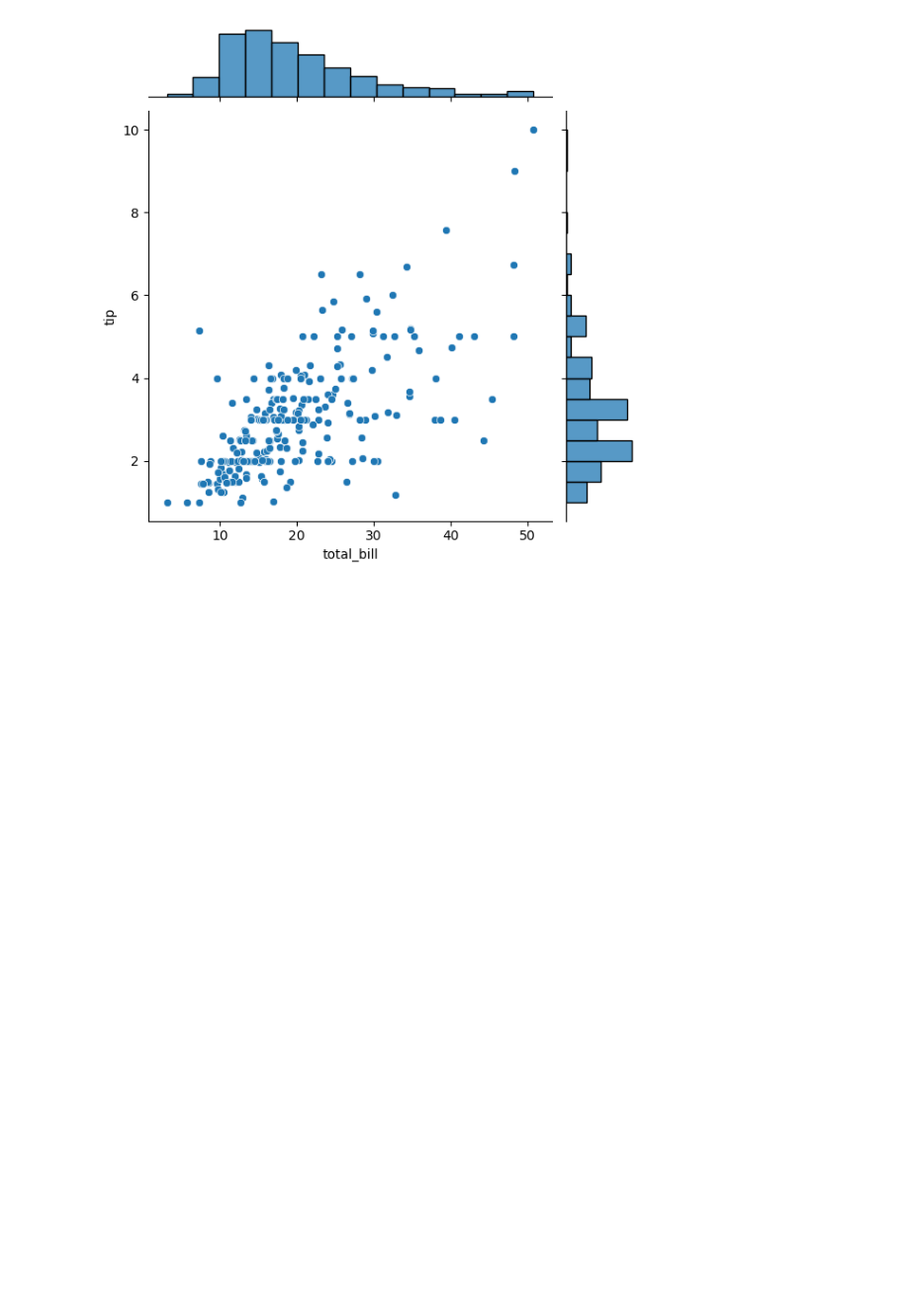
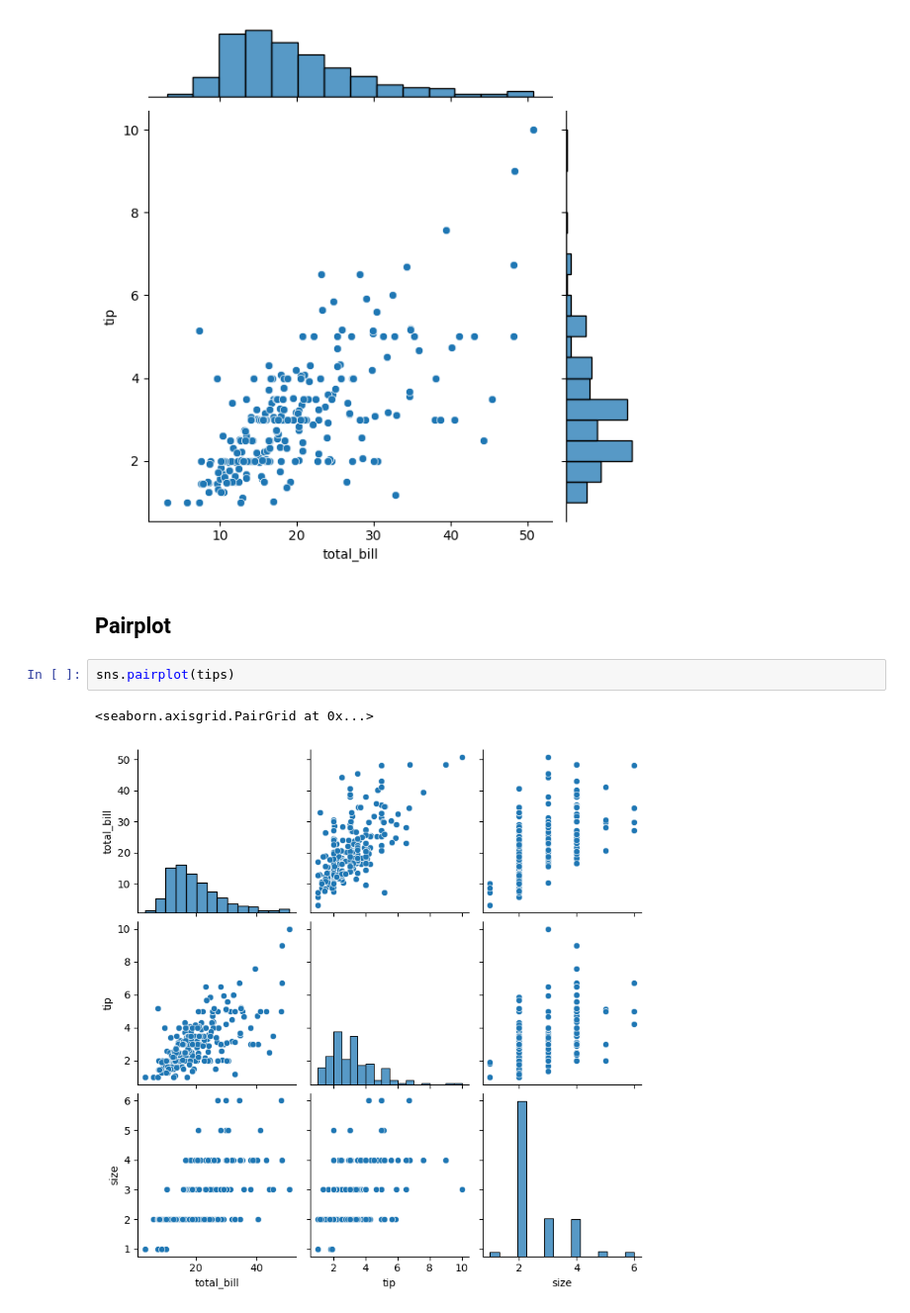
Before and after one commit to Suprio-Das/Seaborn-Practice-Work, a Jupyter notebook: Distribution-Plots.ipynb, the cells around one changed output. Shown at 99% size. Cells and saved outputs as stored; diff of their text form; blank space fills up the shorter version.

Commit message:
Pairplot created

```diff
--- a/Distribution-Plots.ipynb
+++ b/Distribution-Plots.ipynb
@@ -29,3 +29,10 @@ sns.jointplot(x='total_bill', y='tip', data=tips, kind='scatter')
 # %% [output]
 <seaborn.axisgrid.JointGrid at 0x...>
 [figure]
+# %% [markdown]
+## Pairplot
+# %%
+sns.pairplot(tips)
+# %% [output]
+<seaborn.axisgrid.PairGrid at 0x...>
+[figure, added]
```
